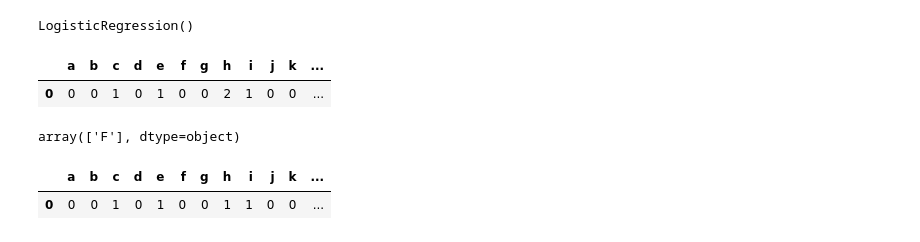
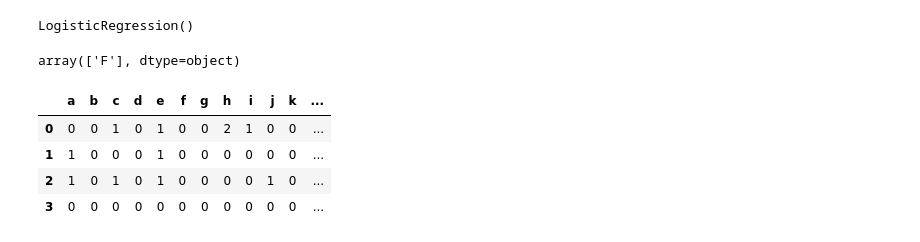
Before and after one commit to Bl3f/amse2021, a Jupyter notebook: Groupe-A/Day 4 - ML - 2021-03-26.ipynb, the cells around one changed output. Drawn from its saved outputs; the diff is of its cells as text; code cells hidden in the pictures.

```diff
--- a/Groupe-A/Day 4 - ML - 2021-03-26.ipynb
+++ b/Groupe-A/Day 4 - ML - 2021-03-26.ipynb
@@ -182,12 +183,15 @@ regr = LogisticRegression()
 regr.fit(X, Y)
 # %% [output]
 LogisticRegression()
+# %%
+regr.predict(convert_prenom(pd.Series(["Alix"])))
+# %% [output]
+array(['F'], dtype=object)
 # %%
-convert_prenom(pd.Series(["Christophe"]))
+convert_prenom(pd.Series(["Christophe", "Mael", "Jacques", "Toto"]))
 # %% [output]
 |  | a | b | c | d | e | f | g | h | i | j | k | ... |
 | 0 | 0 | 0 | 1 | 0 | 1 | 0 | 0 | 2 | 1 | 0 | 0 | ... |
+| 1 | 1 | 0 | 0 | 0 | 1 | 0 | 0 | 0 | 0 | 0 | 0 | ... |
+| 2 | 1 | 0 | 1 | 0 | 1 | 0 | 0 | 0 | 0 | 1 | 0 | ... |
+| 3 | 0 | 0 | 0 | 0 | 0 | 0 | 0 | 0 | 0 | 0 | 0 | ... |
-# %%
-regr.predict(convert_prenom(pd.Series(["Marie-Pierre"])))
-# %% [output]
-array(['F'], dtype=object)
@@ -196,5 +197,0 @@ pd.set_option("display.max_columns", 30)
-# %%
-convert_prenom(pd.Series(["Christophe"]))
-# %% [output]
-|  | a | b | c | d | e | f | g | h | i | j | k | ... |
-| 0 | 0 | 0 | 1 | 0 | 1 | 0 | 0 | 1 | 1 | 0 | 0 | ... |
```
Also changed, not shown: parts of 6 cells of this notebook.
